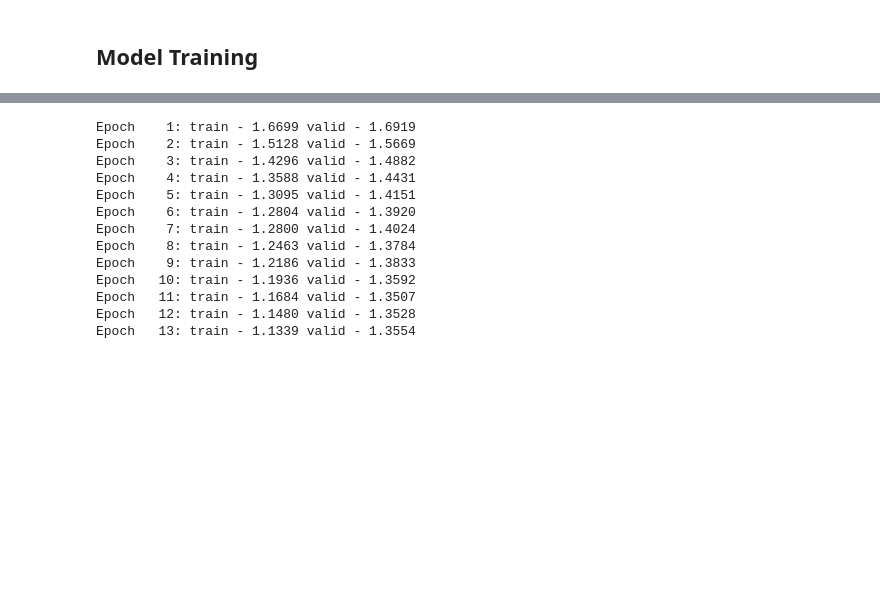
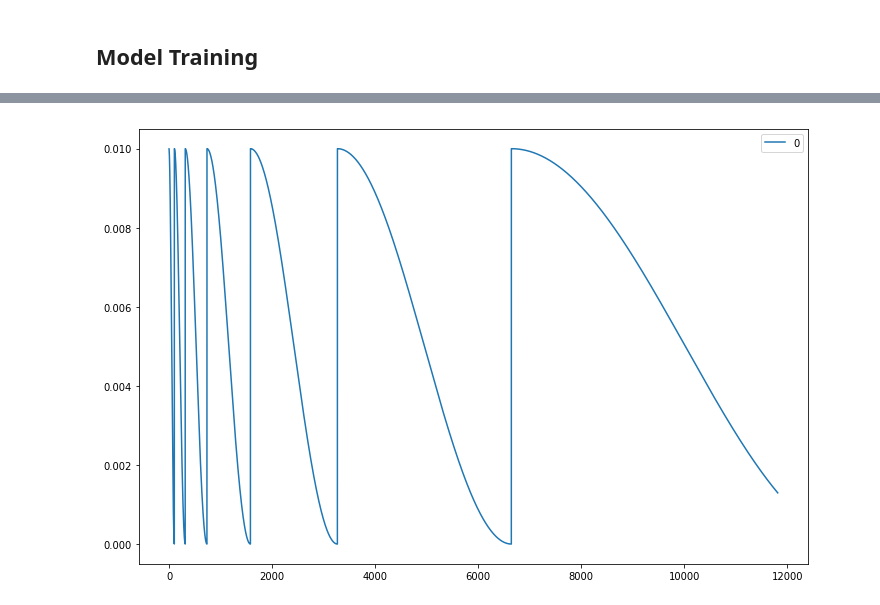
Before and after one commit to devforfu/pytorch_playground, a Jupyter notebook: rnn.ipynb, the cells around one changed output, grey strips where cells are left out. Drawn from its saved outputs; the diff is of its cells as text; code cells hidden in the pictures; blank space fills up the shorter version.

Commit message:
Custom dataset

```diff
--- a/rnn.ipynb
+++ b/rnn.ipynb
@@ -138,2 +166,4 @@ min_freq = 5
 # %%
 dataset, field = create_dataset(bptt, batch_size, min_freq)
+# %%
+train_iters = dataset['train'].total_iters
@@ -140,26 +177,19 @@ dataset, field = create_dataset(bptt, batch_size, min_freq)
 # %%
-def train(dataset, field, arch=nn.LSTM, n_epochs=100,
-          n_factors=50, n_hidden=256, n_recurrent=1,
-          callbacks=None):
+model = RNN(
+    dataset.vocab_size,
+    n_factors=n_factors,
+    batch_size=batch_size,
+    n_hidden=n_hidden,
+    n_recurrent=n_recurrent,
+    architecture=nn.LSTM)
 
-    model = RNN(
-        dataset.vocab_size,
-        n_factors,
-        batch_size,
-        n_hidden,
-        n_recurrent,
-        architecture=arch)
+optimizer = optim.Adam(model.parameters(), lr=1e-2)
+scheduler = CosineAnnealingLR(optimizer, t_max=train_iters/2, eta_min=1e-6)
+stepper = Stepper(model, optimizer, scheduler, F.nll_loss)
 
-    optimizer = optim.RMSprop(model.parameters(), lr=1e-3)
-    cycle_length = dataset['train'].total_iters
-    scheduler = CosineAnnealingLR(optimizer, t_max=cycle_length)
-    stepper = Stepper(model, optimizer, scheduler, F.nll_loss)
+loop = Loop(stepper)
 
-    loop = Loop(stepper)
-    loop.run(train_data=dataset['train'],
-             valid_data=dataset['valid'],
-             callbacks=callbacks,
-             epochs=n_epochs)
-
-    model.load_state_dict(torch.load(checkpoint.best_model))
-    return model
+loop.run(train_data=dataset['train'],
+         valid_data=dataset['valid'],
+         callbacks=callbacks,
+         epochs=n_epochs)
@@ -166,16 +214,5 @@ def train(dataset, field, arch=nn.LSTM, n_epochs=100,
-# %%
-model = train(dataset, field)
-# %% [output]
-Epoch    1: train - 1.6699 valid - 1.6919
-Epoch    2: train - 1.5128 valid - 1.5669
-Epoch    3: train - 1.4296 valid - 1.4882
-Epoch    4: train - 1.3588 valid - 1.4431
-Epoch    5: train - 1.3095 valid - 1.4151
-Epoch    6: train - 1.2804 valid - 1.3920
-Epoch    7: train - 1.2800 valid - 1.4024
-Epoch    8: train - 1.2463 valid - 1.3784
-Epoch    9: train - 1.2186 valid - 1.3833
-Epoch   10: train - 1.1936 valid - 1.3592
-Epoch   11: train - 1.1684 valid - 1.3507
-Epoch   12: train - 1.1480 valid - 1.3528
-Epoch   13: train - 1.1339 valid - 1.3554
+# %%
+lrs = pd.DataFrame(loop.lr_schedule())
+_ = lrs.plot(figsize=(12, 8))
+# %% [output]
+[figure, added]
```
Also changed, not shown: parts of 37 cells of this notebook, 6 other files.
